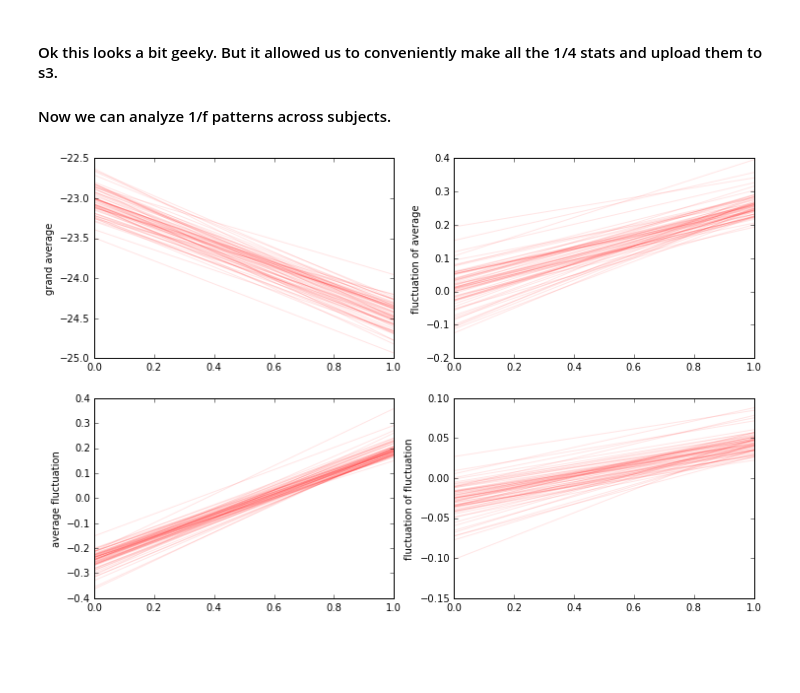
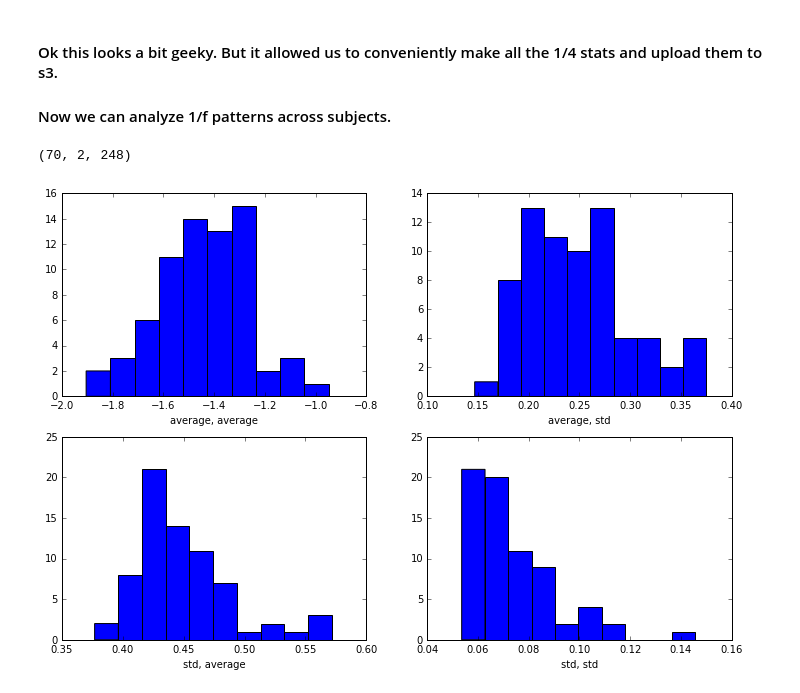
Before and after one commit to neurospin/meg_study_dynamic_scales, a Jupyter notebook: scripts/plot_figures_one.ipynb, the cells around one changed output. Cells and saved outputs as stored; diff of their text form; code cells hidden in the pictures; blank space fills up the shorter version.

Commit message:
hists

```diff
--- a/scripts/plot_figures_one.ipynb
+++ b/scripts/plot_figures_one.ipynb
@@ -360,19 +347,30 @@ fits_viz_agg_subjects = dict(
+# %%
+fits_viz_agg_subjects = dict(
+    mean_mean=np.array([[lm['coefs'].mean(0), lm['intercepts'].mean(0)] for lm in lm_fits]).mean(2),
+    mean_std=np.array([[lm['coefs'].mean(0), lm['intercepts'].mean(0)] for lm in lm_fits]).std(2),
+    std_mean=np.array([[lm['coefs'].std(0), lm['intercepts'].std(0)] for lm in lm_fits]).mean(2),
+    std_std=np.array([[lm['coefs'].std(0), lm['intercepts'].std(0)] for lm in lm_fits]).std(2)
+)
+#
+# %%
+fits_viz_agg_subjects['mean_mean'].shape
+# %% [output]
+(70, 2, 248)
 # %%
 fix, axes = plt.subplots(2, 2, figsize=(12, 8))
 fig.suptitle('Aggregates of 1/f across time and channel (by subject)')
 keys = 'mean_mean', 'mean_std', 'std_mean', 'std_std'
 
 fits_viz_agg_subjects[key]
 for ii, (ax, key) in enumerate(zip(axes.ravel(), keys)):
-    ax.plot(fits_viz_agg_subjects[key].T[[1, 0]], color='red', alpha=0.1)
+    ax.hist(fits_viz_agg_subjects[key][:, 0], 10)
     if key == 'mean_mean':
-        ax.set_ylabel('grand average')
+        ax.set_xlabel('average, average')
     elif key == 'mean_std':
-        ax.set_ylabel('fluctuation of average')
+        ax.set_xlabel('average, std')
     elif key == 'std_mean':
-        ax.set_ylabel('average fluctuation')
+        ax.set_xlabel('std, average')
     elif key == 'std_std':
-        ax.set_ylabel('fluctuation of fluctuation')
-# XXX TODO logic needs to be sanitized here.
+        ax.set_xlabel('std, std')
 # %% [output]
-[figure, old version]
+[figure, new version]
```
Also changed, not shown: parts of 4 cells of this notebook.
